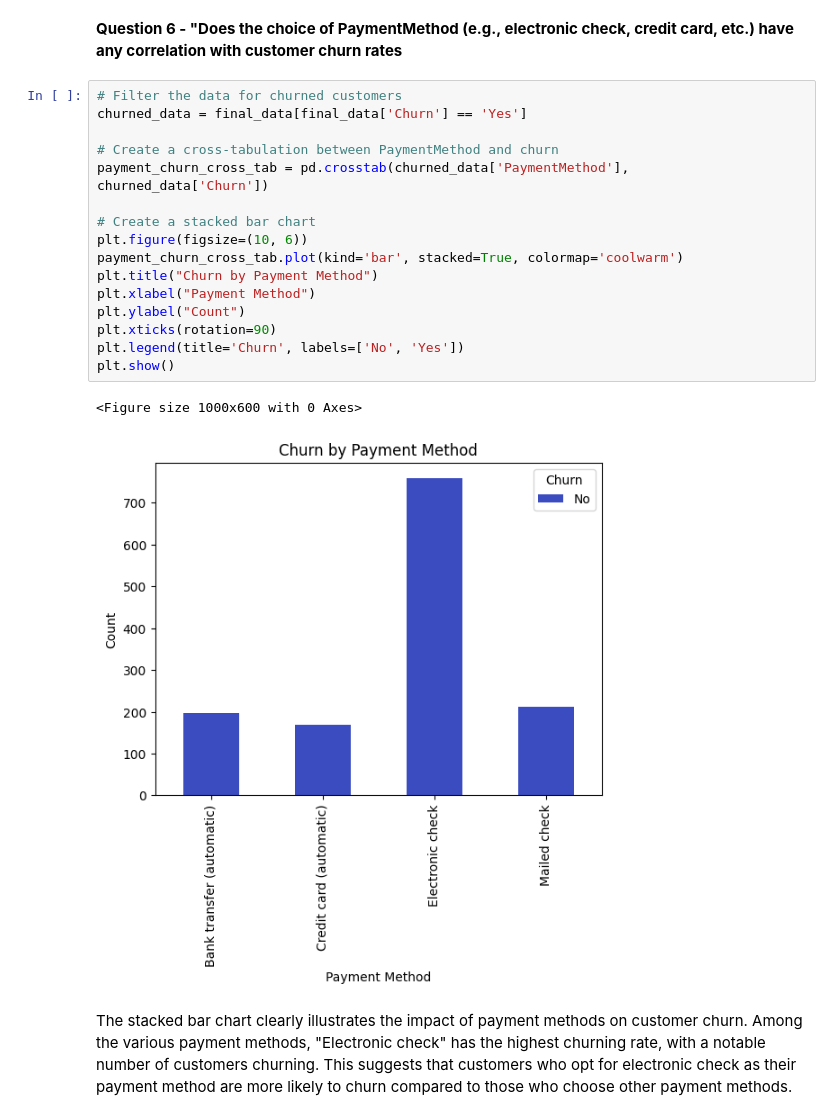
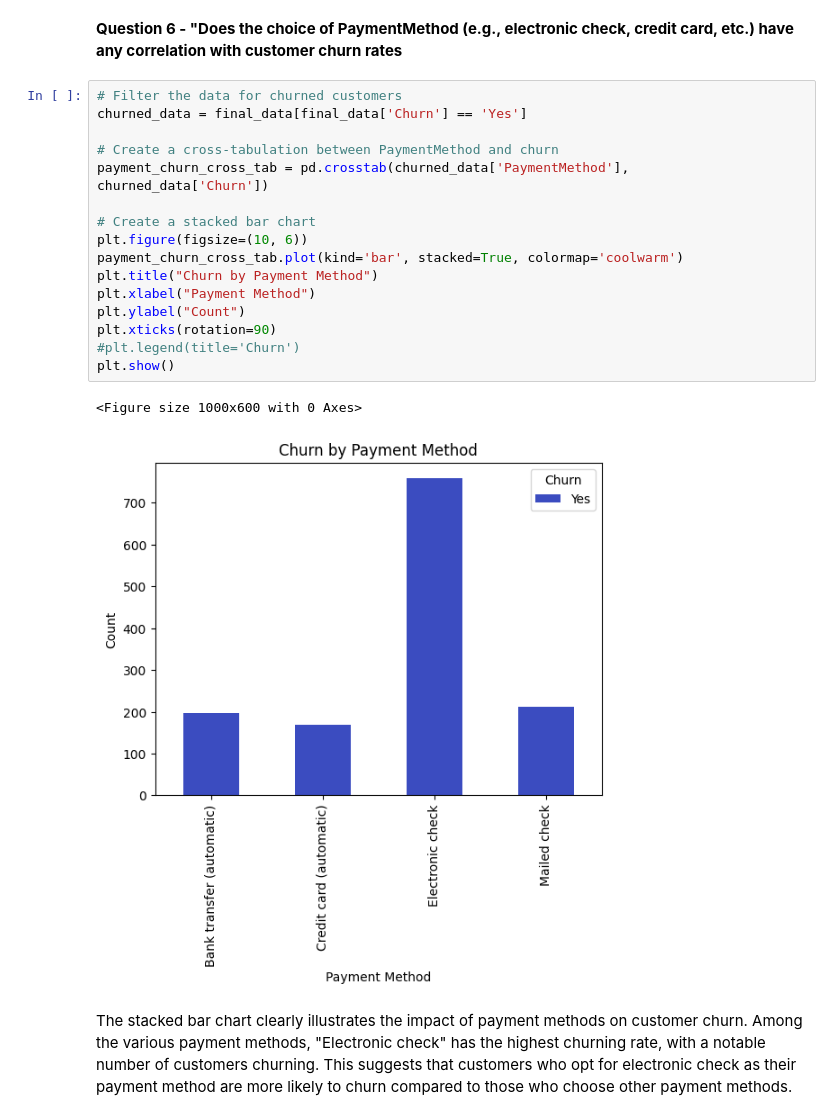
Before and after one commit to MarthaK-Coder/Azubi-Africa-LP2-Sprint, a Jupyter notebook: Project2 Notebook.ipynb, the cells around one changed output. Cells and saved outputs as stored; diff of their text form.

```diff
--- a/Project2 Notebook.ipynb
+++ b/Project2 Notebook.ipynb
@@ -1264,22 +1268,22 @@ Customers who have opted for PaperlessBilling appear to have a higher likelihood
 # %%
 # Filter the data for churned customers
 churned_data = final_data[final_data['Churn'] == 'Yes']
 
 # Create a cross-tabulation between PaymentMethod and churn
 payment_churn_cross_tab = pd.crosstab(churned_data['PaymentMethod'], churned_data['Churn'])
 
 # Create a stacked bar chart
 plt.figure(figsize=(10, 6))
 payment_churn_cross_tab.plot(kind='bar', stacked=True, colormap='coolwarm')
 plt.title("Churn by Payment Method")
 plt.xlabel("Payment Method")
 plt.ylabel("Count")
 plt.xticks(rotation=90)
-plt.legend(title='Churn', labels=['No', 'Yes'])
+#plt.legend(title='Churn')
 plt.show()
 # %% [output]
 <Figure size 1000x600 with 0 Axes>
-[figure, old version]
+[figure, new version]
 # %% [markdown]
 The stacked bar chart clearly illustrates the impact of payment methods on customer churn. Among the various payment methods, "Electronic check" has the highest churning rate, with a notable number of customers churning. This suggests that customers who opt for electronic check as their payment method are more likely to churn compared to those who choose other payment methods.
 # %% [markdown]
```
Also changed, not shown: parts of 52 cells of this notebook.
